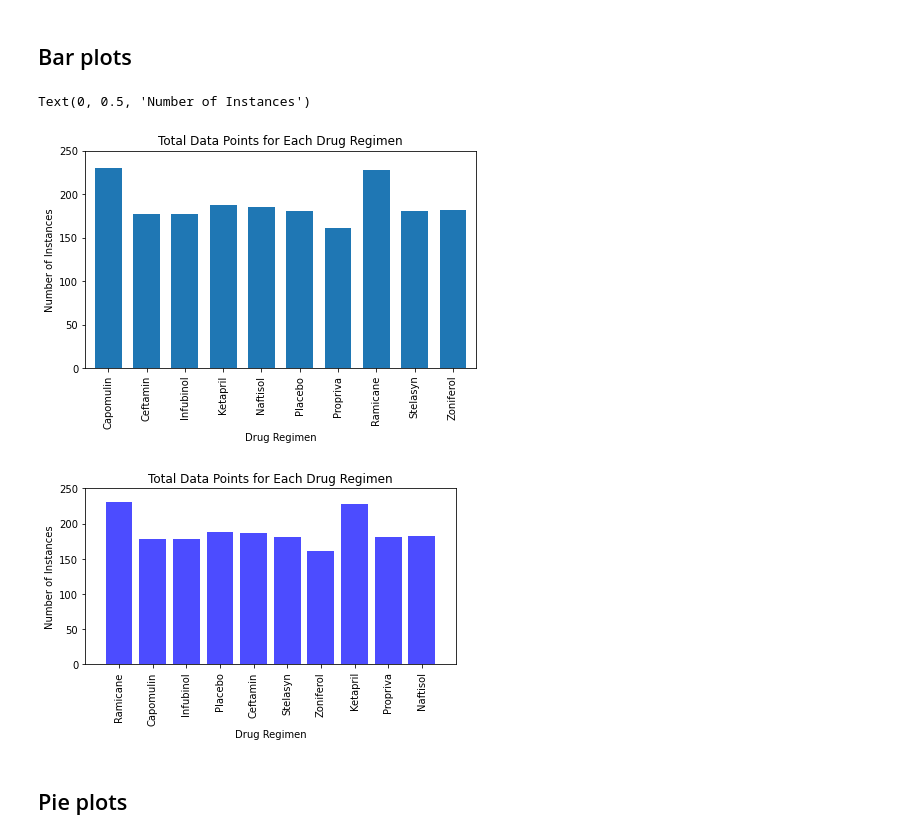
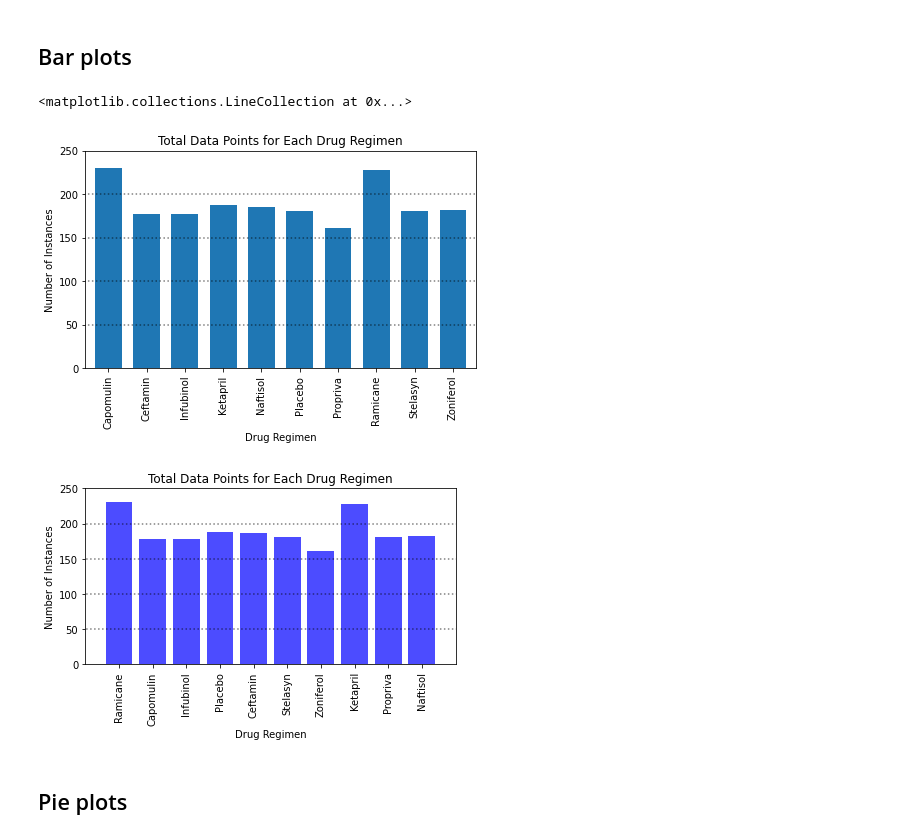
Before and after one commit to msadowski20/matplotlib-challenge, a Jupyter notebook: Pymaceuticals/pymaceuticals.ipynb, the cells around one changed output. Drawn from its saved outputs; the diff is of its cells as text; code cells hidden in the pictures.

Commit message:
Adding most recent updates to project in pymaceuticals.ipynb and also adding images folder to save plot images.

```diff
--- a/Pymaceuticals/pymaceuticals.ipynb
+++ b/Pymaceuticals/pymaceuticals.ipynb
@@ -73,30 +74,33 @@ count_df = pd.DataFrame({"Number of Instances": regimen_count})
 regimen_plot = count_df.plot.bar(figsize=(7, 4), width=0.7, title="Total Data Points for Each Drug Regimen",
                                  ylim=(0, max(regimen_count)+20), legend=False)
 regimen_plot.set_ylabel("Number of Instances")
+
+plt.hlines(range(50, 250, 50), xmin=-5, xmax=10, linestyle=':', alpha=0.5)
 # %% [output]
-Text(0, 0.5, 'Number of Instances')
+<matplotlib.collections.LineCollection at 0x...>
-[figure, old version]
+[figure, new version]
 # %%
 # Generate a bar plot showing number of data points for each treatment regimen using pyplot
 
 x_axis = np.arange(len(merged_df["Drug Regimen"].unique()))
 y_axis = regimen_df["Mouse ID"].count()
 
 tick_locations = [value for value in x_axis]
 
 
 plt.bar(x_axis, y_axis, color='b', alpha=0.7, align="center")
 plt.xticks(tick_locations, merged_df["Drug Regimen"].unique(), rotation="vertical")
 
 plt.xlim(-1, len(x_axis))
 plt.ylim(0, max(y_axis)+20)
 
 plt.title("Total Data Points for Each Drug Regimen")
 plt.xlabel("Drug Regimen")
 plt.ylabel("Number of Instances")
+plt.hlines(range(50, 250, 50), xmin=-5, xmax=10, linestyle=':', alpha=0.5)
 plt.tight_layout()
 # %% [output]
-[figure, old version]
+[figure, new version]
 # %% [markdown]
 ## Pie plots
 # %%
```
Also changed, not shown: parts of 11 cells of this notebook.
